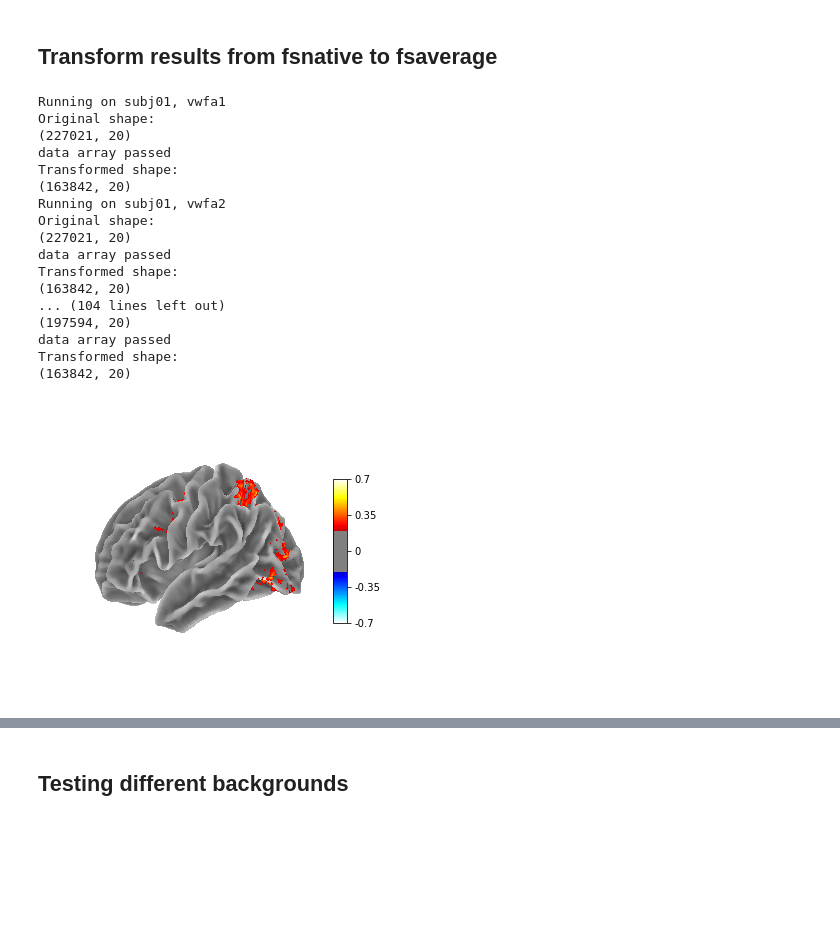
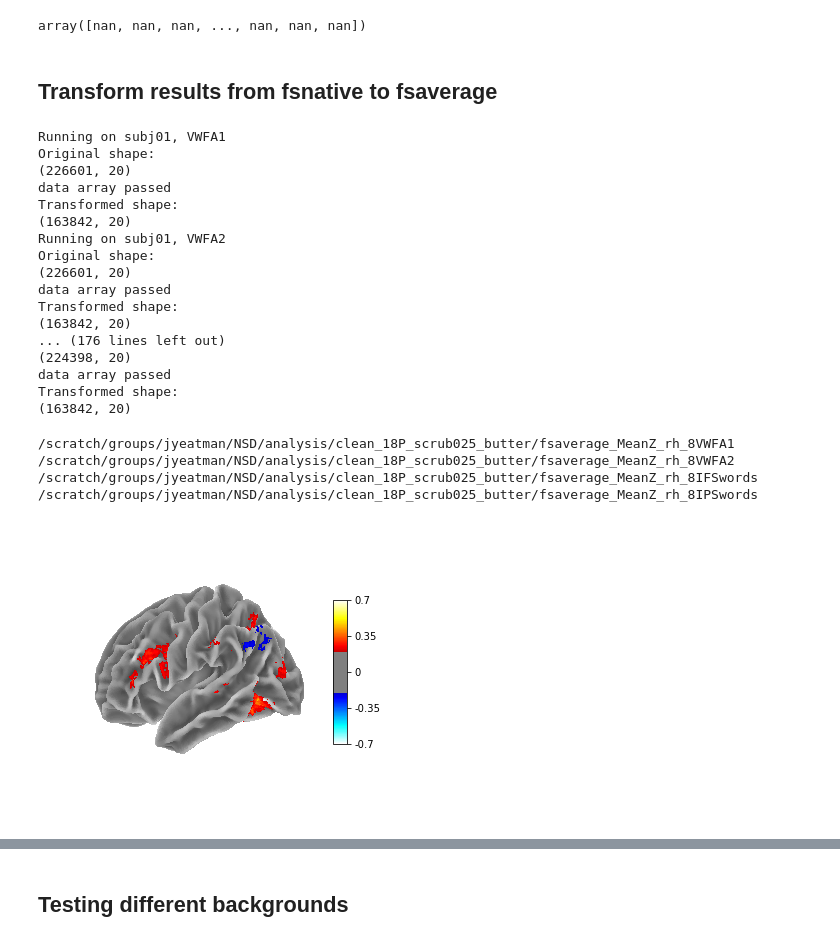
Before and after one commit to yeatmanlab/nilearn_analysis, a Jupyter notebook: notebooks/NSD_group.ipynb, the cells around one changed output, grey strips where cells are left out. Saved outputs shown, nothing was run; the diff lists cells and outputs as text; code cells hidden in the pictures; blank space fills up the shorter version.

```diff
--- a/notebooks/NSD_group.ipynb
+++ b/notebooks/NSD_group.ipynb
@@ -64,7 +66,7 @@ subs
 # %%
 runTtest = True
-plotView = True
-saveFigs = True
+plotView = False
+saveFigs = False
 # %%
 for s,sub in enumerate(subs):
     fssub = fsdir + sub
@@ -164,5 +186,17 @@ KeyboardInterrupt:
+# %%
+sub = subs[2:3]
+filter_runs_idx = qc[(qc['subj']==sub) & (qc['exclude']==True)]['run_id']
+filter_runs_idx = filter_runs_idx.astype('int')
+roi_zmap[:,filter_runs_idx,:]=np.NaN
+# %%
+roi_zmap[:,8,1]
+# %% [output]
+array([nan, nan, nan, ..., nan, nan, nan])
 # %% [markdown]
 ## Transform results from fsnative to fsaverage
+# %%
+roi_names
+hemi='rh'
 # %%
 # we want to transform data from native space
 # (lh.white is the same as B2layer for this purpose, see https://cvnlab.slite.page/p/QtQPzl1xnH/FAQ)
@@ -170,11 +204,22 @@ KeyboardInterrupt:
 fsaverage = datasets.fetch_surf_fsaverage('fsaverage',data_dir = '/home/groups/jyeatman/software')
 fsaverage_white = surface.load_surf_data(fsaverage['white_' + h])
 
-fsaverage_data = np.zeros([fsaverage_white[0].shape[0],len(subs),len(roi_names)])
+fsaverage_data = np.empty([fsaverage_white[0].shape[0],len(subs),len(roi_names)])
+fsaverage_data[:] = np.NaN
 for s,sub in enumerate(subs):
     fssub = fsdir + sub
-    sub_filepath = outputdir + sub + '_' + str(len(runs)) + 'runs_' + hemi + '.npy'
+    run_count = 20
+    #sub_filepath = outputdir + sub + '_' + str(len(runs)) + 'runs_' + hemi + '.npy'
+    sub_filepath = outputdir + sub + '_' + str(run_count) + 'runs_' + hemi + '.npy'
     roi_zmap = np.load(sub_filepath)
+    # we want to exclude the bad runs here too
+    if excludeRuns:
+        qc = pd.read_csv(qc_file,sep='\t',header=0)
+        filter_runs_idx = qc[(qc['subj']==sub) & (qc['exclude']==True)]['run_id']
+        filter_runs_idx = filter_runs_idx.astype('int')
+        roi_zmap[:,filter_runs_idx,:]=np.NaN
+        run_count = run_count - len(filter_runs_idx)
+
     for rr,roi in enumerate(roi_names):
         sourcedata = roi_zmap[:,:,rr]
         subjix = int(sub[-1])
@@ -183,7 +228,7 @@ for s,sub in enumerate(subs):
         print(sourcedata.shape)
 
         roi_map_fsaverage = nsd.fit(subjix,
-        'lh.white',
+        hemi+'.white',
         'fsaverage',
         sourcedata,
         interptype=None,
@@ -195,20 +240,20 @@ for s,sub in enumerate(subs):
 
         fsaverage_data[:,s,rr]=np.nanmean(roi_map_fsaverage,axis=1)
 # %% [output]
-Running on subj01, vwfa1
+Running on subj01, VWFA1
 Original shape:
-(227021, 20)
+(226601, 20)
 data array passed
 Transformed shape:
 (163842, 20)
-Running on subj01, vwfa2
+Running on subj01, VWFA2
 Original shape:
-(227021, 20)
+(226601, 20)
 data array passed
 Transformed shape:
 (163842, 20)
-... (104 lines left out)
-(197594, 20)
+... (176 lines left out)
+(224398, 20)
 data array passed
 Transformed shape:
 (163842, 20)
@@ -214,0 +262,16 @@ Transformed shape:
+# %%
+fsaverage_img_file = outputdir + 'fsaverage_MeanZ_' + hemi + '_' + str(len(subs))
+
+if not os.path.exists(fsaverage_img_file):
+    np.save(fsaverage_img_file,fsaverage_data)
+
+# Save ROI maps as curv files for Freeview
+for rr,roi in enumerate(roi_names):
+    fsaverage_img_file_roi = fsaverage_img_file + roi
+    nib.freesurfer.io.write_morph_data(fsaverage_img_file_roi + '.curv',np.nanmean(fsaverage_data[:,:,rr],axis=1))
+    print(fsaverage_img_file_roi)
+# %% [output]
+/scratch/groups/jyeatman/NSD/analysis/clean_18P_scrub025_butter/fsaverage_MeanZ_rh_8VWFA1
+/scratch/groups/jyeatman/NSD/analysis/clean_18P_scrub025_butter/fsaverage_MeanZ_rh_8VWFA2
+/scratch/groups/jyeatman/NSD/analysis/clean_18P_scrub025_butter/fsaverage_MeanZ_rh_8IFSwords
+/scratch/groups/jyeatman/NSD/analysis/clean_18P_scrub025_butter/fsaverage_MeanZ_rh_8IPSwords
@@ -215,7 +286,7 @@ Transformed shape:
 # %%
-plotting.plot_surf_stat_map(fsaverage['white_' + h], stat_map=fsaverage_data[:,0,3],
+plotting.plot_surf_stat_map(fsaverage['white_' + h], stat_map=np.nanmean(fsaverage_data[:,:,1],axis=1),
 hemi=h, threshold = .2, vmax=0.7, view='lateral', colorbar=True,
 bg_map=fsaverage['curv_' + h],title=None, output_file = None)
 print()
 # %% [output]
-[figure, old version]
+[figure, new version]
```
Also changed, not shown: parts of 14 cells of this notebook, 18 other files.
